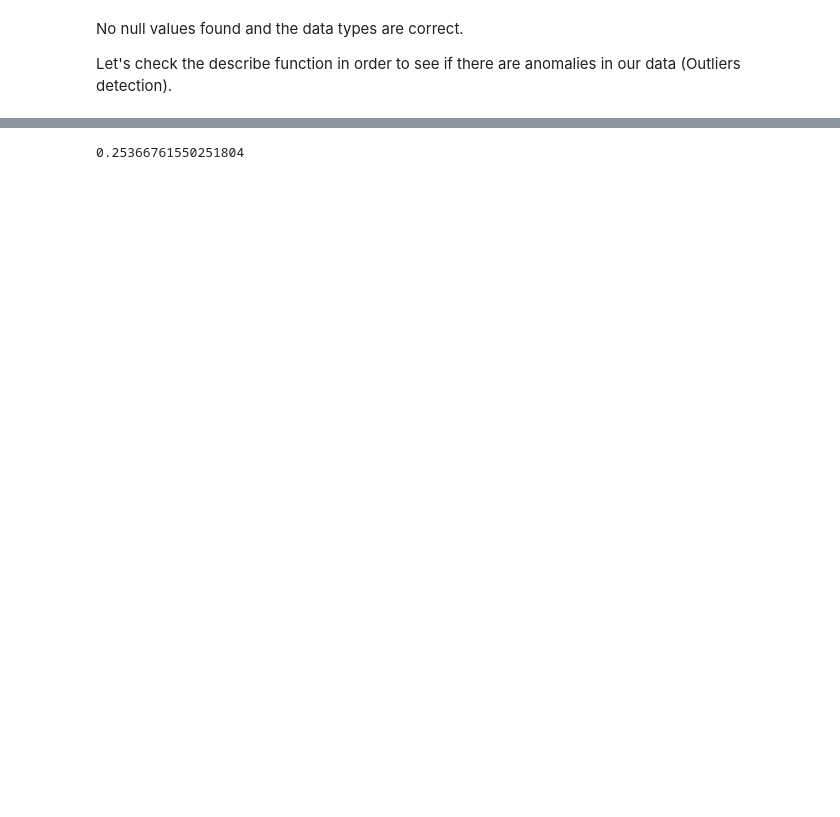
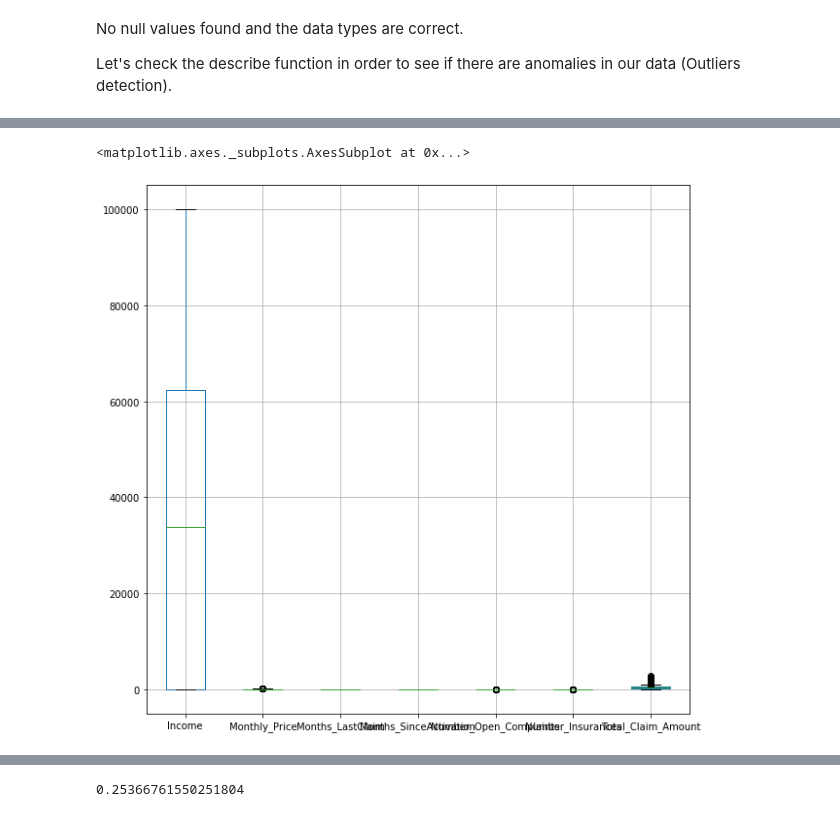
Before and after one commit to Maria6694/Project-Week-8-Final-Project, a Jupyter notebook: your-project/Code/0.Cleaning.ipynb, the cells around one changed output, grey strips where cells are left out. Cells and saved outputs as stored; diff of their text form; code cells hidden in the pictures; blank space fills up the shorter version.

```diff
--- a/your-project/Code/0.Cleaning.ipynb
+++ b/your-project/Code/0.Cleaning.ipynb
@@ -130,2 +135,7 @@ We can see some strange numbers in LTV, Income, Total_Claim_Amount
+# %%
+car.boxplot() #By looking at the boxplots, we can see that there might be some outliers.
+# %% [output]
+<matplotlib.axes._subplots.AxesSubplot at 0x...>
+[figure, added]
 # %% [markdown]
 ###### Let's start looking at Income.
```
Also changed, not shown: parts of 24 cells of this notebook.
